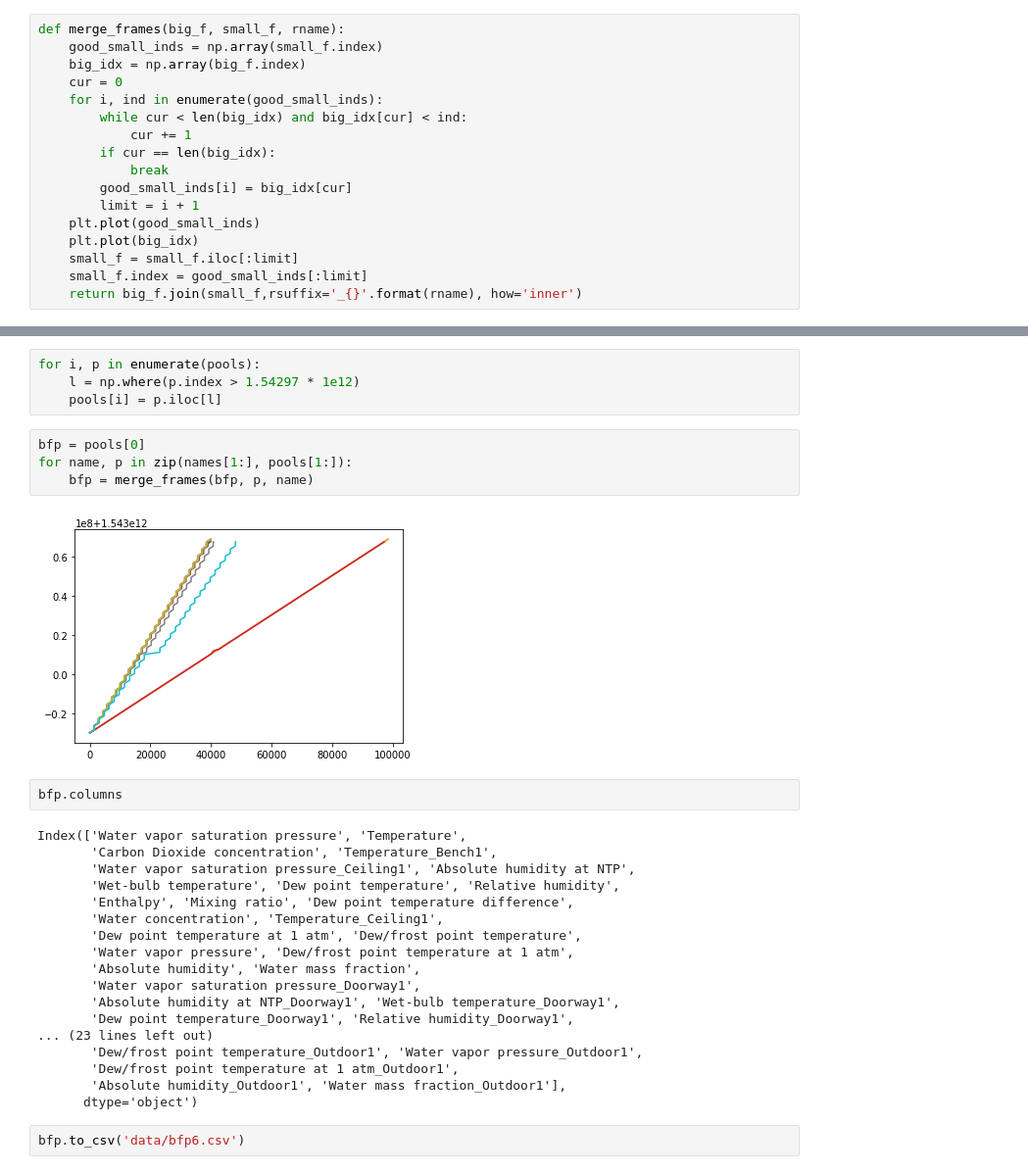
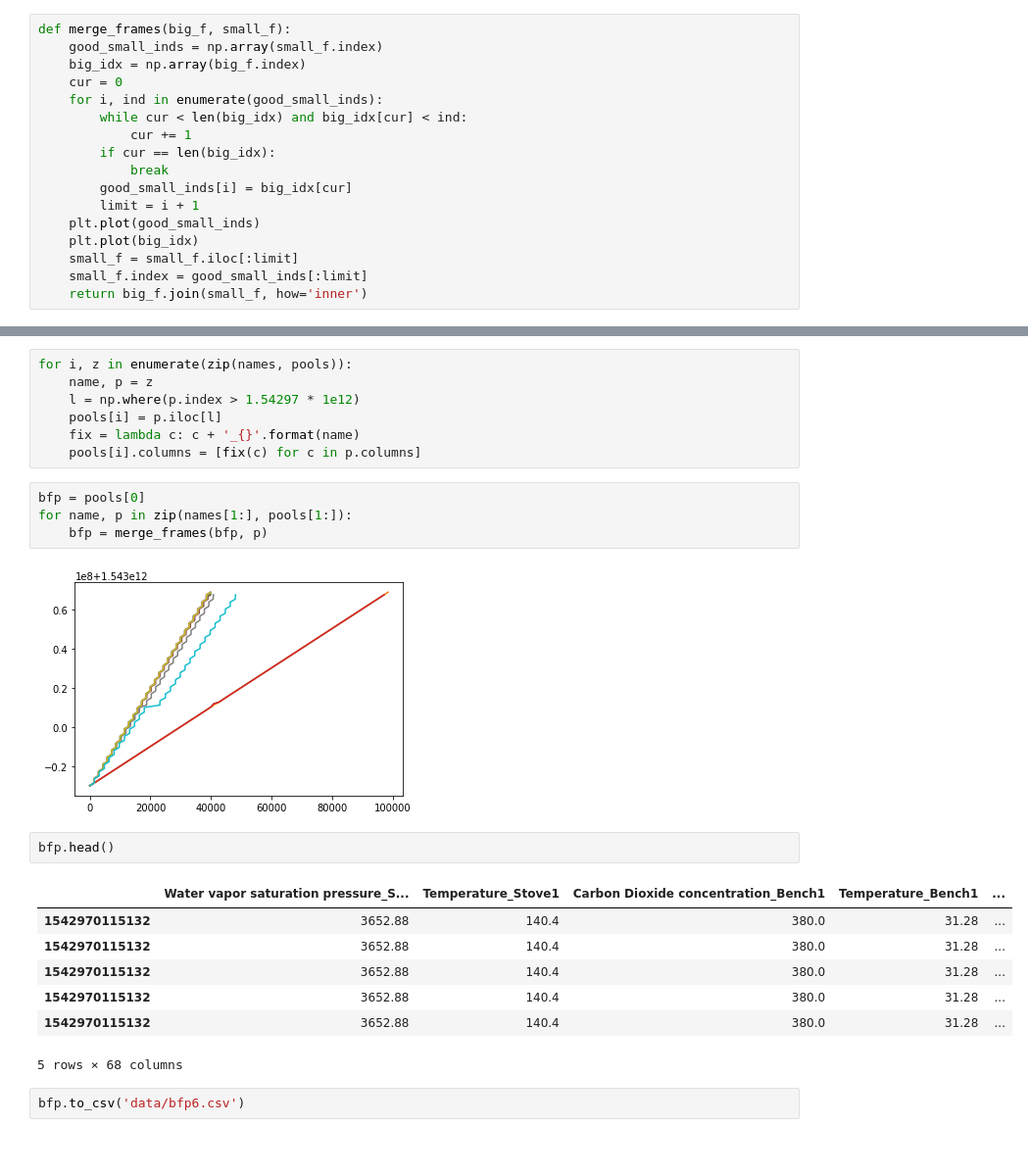
Before and after one commit to ale3otik/JunctionHachTheBanya, a Jupyter notebook: event_detection.ipynb, the cells around one changed output, grey strips where cells are left out. Shown: that part at 98% size. Cells and saved outputs as stored; diff of their text form; blank space fills up the shorter version.

```diff
--- a/event_detection.ipynb
+++ b/event_detection.ipynb
@@ -77,7 +79,7 @@ def plot_events(events, features, names):
         plt.grid(True)
         plt.show()
 # %%
-def merge_frames(big_f, small_f, rname):
+def merge_frames(big_f, small_f):
     good_small_inds = np.array(small_f.index)
     big_idx = np.array(big_f.index)
     cur = 0
@@ -92,7 +94,7 @@ def merge_frames(big_f, small_f, rname):
     plt.plot(big_idx)
     small_f = small_f.iloc[:limit]
     small_f.index = good_small_inds[:limit]
-    return big_f.join(small_f,rsuffix='_{}'.format(rname), how='inner')
+    return big_f.join(small_f, how='inner')
 # %%
 names = ['Stove1', 'Bench1', 'Ceiling1', 'Doorway1', 'Floor1', 'Outdoor1']
 # %%
@@ -126,34 +128,27 @@ Int64Index([1542924742055, 1542924743055, 1542924744068, 1542924745255,
             1543067414327, 1543067415527],
            dtype='int64', name='timestamps', length=133622)
 # %%
-for i, p in enumerate(pools):
+for i, z in enumerate(zip(names, pools)):
+    name, p = z
     l = np.where(p.index > 1.54297 * 1e12)
     pools[i] = p.iloc[l]
+    fix = lambda c: c + '_{}'.format(name)
+    pools[i].columns = [fix(c) for c in p.columns]
 # %%
 bfp = pools[0]
 for name, p in zip(names[1:], pools[1:]):
-    bfp = merge_frames(bfp, p, name)
+    bfp = merge_frames(bfp, p)
 # %% [output]
 [figure]
 # %%
-bfp.columns
+bfp.head()
 # %% [output]
+|  | Water vapor saturation pressure_S... | Temperature_Stove1 | Carbon Dioxide concentration_Bench1 | Temperature_Bench1 | ... |
+| 1542970115132 | 3652.88 | 140.4 | 380.0 | 31.28 | ... |
+| 1542970115132 | 3652.88 | 140.4 | 380.0 | 31.28 | ... |
+| 1542970115132 | 3652.88 | 140.4 | 380.0 | 31.28 | ... |
+| 1542970115132 | 3652.88 | 140.4 | 380.0 | 31.28 | ... |
+| 1542970115132 | 3652.88 | 140.4 | 380.0 | 31.28 | ... |
-Index(['Water vapor saturation pressure', 'Temperature',
-       'Carbon Dioxide concentration', 'Temperature_Bench1',
-       'Water vapor saturation pressure_Ceiling1', 'Absolute humidity at NTP',
-       'Wet-bulb temperature', 'Dew point temperature', 'Relative humidity',
-       'Enthalpy', 'Mixing ratio', 'Dew point temperature difference',
-       'Water concentration', 'Temperature_Ceiling1',
-       'Dew point temperature at 1 atm', 'Dew/frost point temperature',
-       'Water vapor pressure', 'Dew/frost point temperature at 1 atm',
-       'Absolute humidity', 'Water mass fraction',
-       'Water vapor saturation pressure_Doorway1',
-       'Absolute humidity at NTP_Doorway1', 'Wet-bulb temperature_Doorway1',
-       'Dew point temperature_Doorway1', 'Relative humidity_Doorway1',
-... (23 lines left out)
-       'Dew/frost point temperature_Outdoor1', 'Water vapor pressure_Outdoor1',
-       'Dew/frost point temperature at 1 atm_Outdoor1',
-       'Absolute humidity_Outdoor1', 'Water mass fraction_Outdoor1'],
-      dtype='object')
+5 rows × 68 columns
 # %%
 bfp.to_csv('data/bfp6.csv')
```
Also changed, not shown: parts of 12 cells of this notebook, 2 other files.
